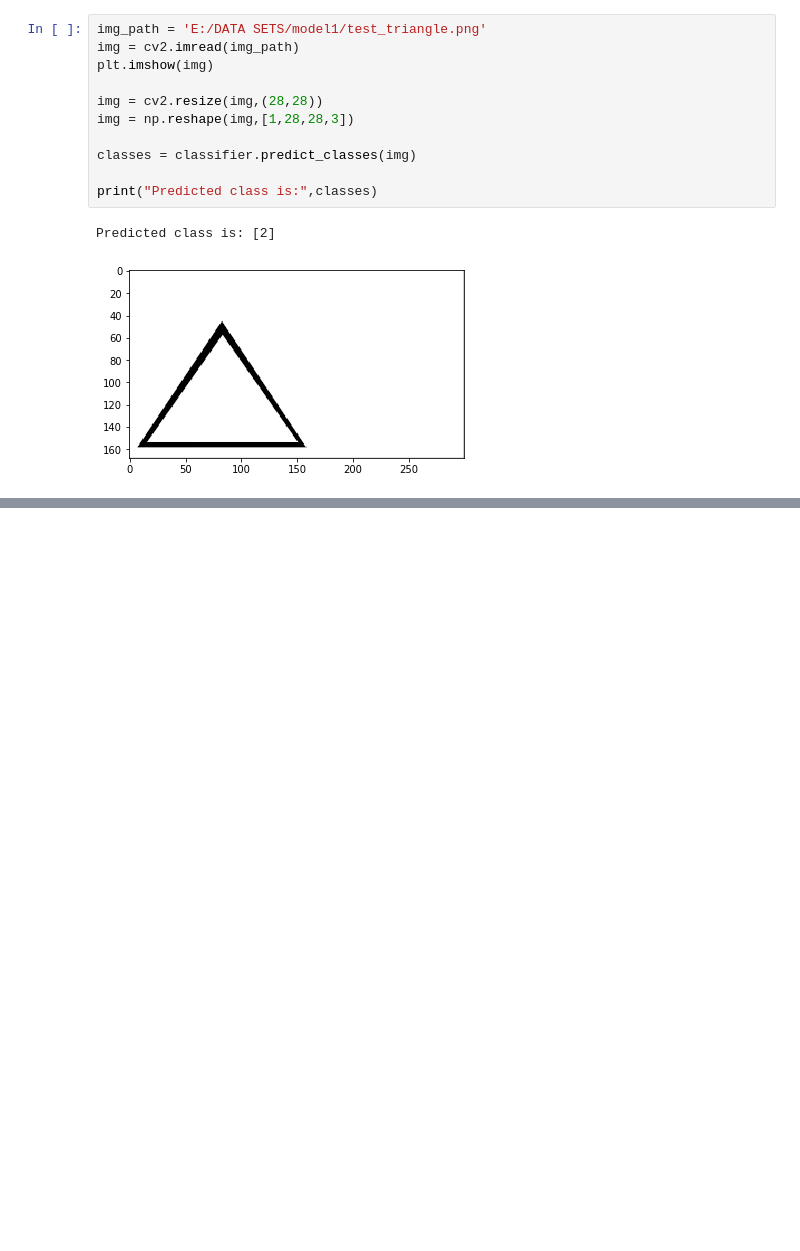
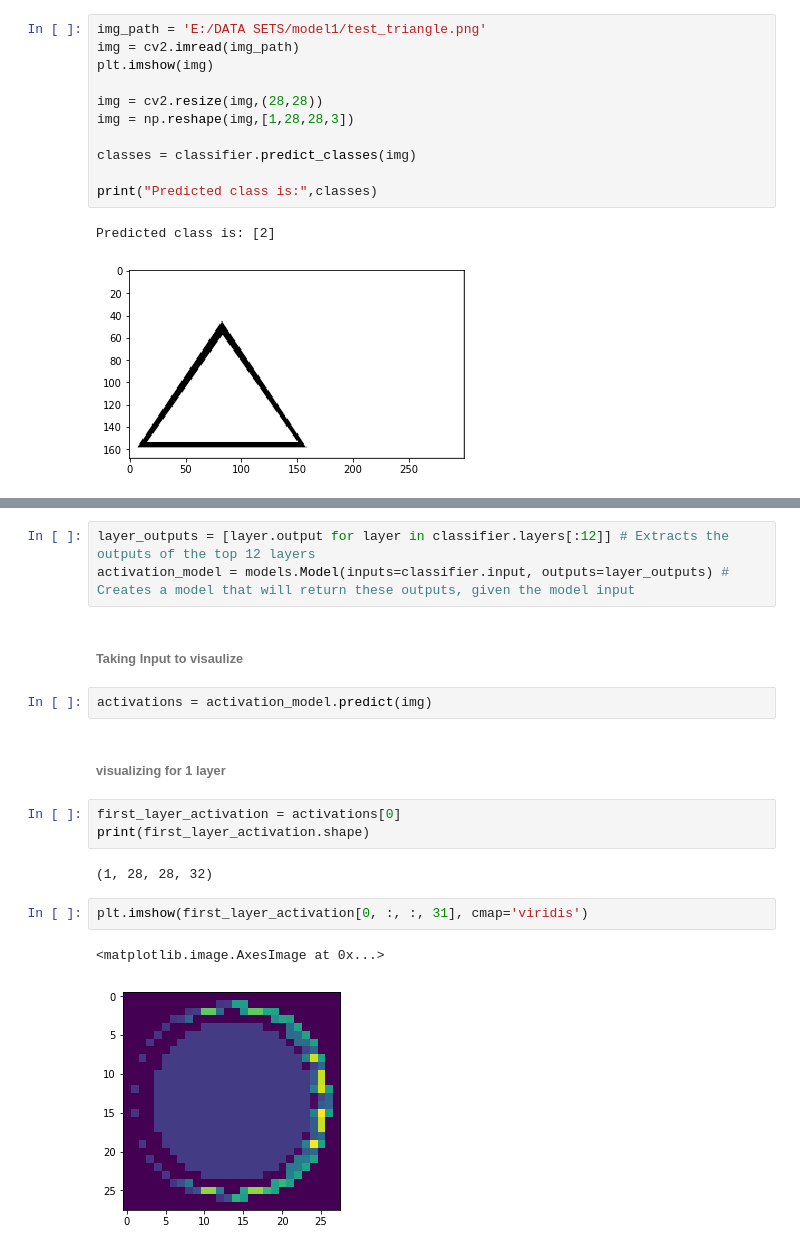
Before and after one commit to TARMAH/Visualizing-intermediate-activation-in-Convolutional-Neural-Networks-with-Keras, a Jupyter notebook: Code.ipynb, the cells around one changed output, grey strips where cells are left out. Drawn from its saved outputs; the diff is of its cells as text; blank space fills up the shorter version.

```diff
--- a/Code.ipynb
+++ b/Code.ipynb
@@ -232,0 +237,19 @@ Predicted class is: [2]
+# %%
+layer_outputs = [layer.output for layer in classifier.layers[:12]] # Extracts the outputs of the top 12 layers
+activation_model = models.Model(inputs=classifier.input, outputs=layer_outputs) # Creates a model that will return these outputs, given the model input
+# %% [markdown]
+###### Taking Input to visaulize
+# %%
+activations = activation_model.predict(img)
+# %% [markdown]
+###### visualizing for 1 layer
+# %%
+first_layer_activation = activations[0]
+print(first_layer_activation.shape)
+# %% [output]
+(1, 28, 28, 32)
+# %%
+plt.imshow(first_layer_activation[0, :, :, 31], cmap='viridis')
+# %% [output]
+<matplotlib.image.AxesImage at 0x...>
+[figure, added]
```
Also changed, not shown: parts of 5 cells of this notebook.
